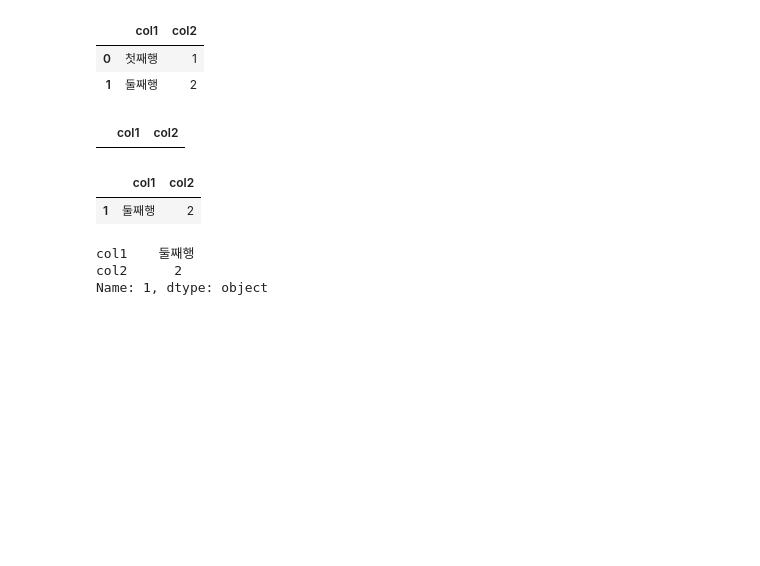
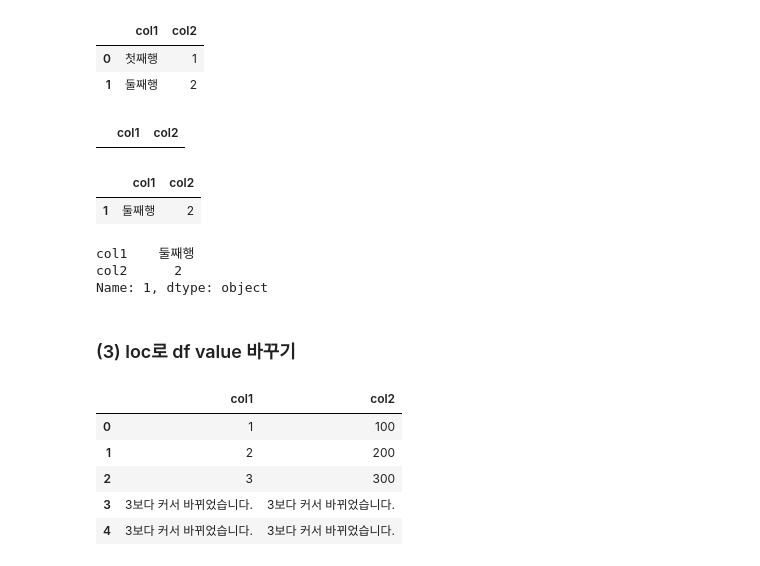
Before and after one commit to jisy2718/code_sample, a Jupyter notebook: pandas_indexing.ipynb, the cells around one changed output. Saved outputs shown, nothing was run; the diff lists cells and outputs as text; code cells hidden in the pictures; blank space fills up the shorter version.

```diff
--- a/pandas_indexing.ipynb
+++ b/pandas_indexing.ipynb
@@ -101,3 +100,18 @@ a.iloc[1]
 col1    둘째행
 col2      2
 Name: 1, dtype: object
+# %% [markdown]
+### (3) loc로 df value 바꾸기
+# %%
+import pandas as pd
+a = pd.DataFrame({'col1':[1,2,3,4,5], 'col2':[100,200,300,400,500]})
+# 1. 전체 column 바꾸기
+a.loc[a['col1']>3] = '3보다 커서 바뀌었습니다.'
+a
+# %% [output]
+|  | col1 | col2 |
+| 0 | 1 | 100 |
+| 1 | 2 | 200 |
+| 2 | 3 | 300 |
+| 3 | 3보다 커서 바뀌었습니다. | 3보다 커서 바뀌었습니다. |
+| 4 | 3보다 커서 바뀌었습니다. | 3보다 커서 바뀌었습니다. |
```
Also changed, not shown: parts of 8 cells of this notebook, 5 other files.
